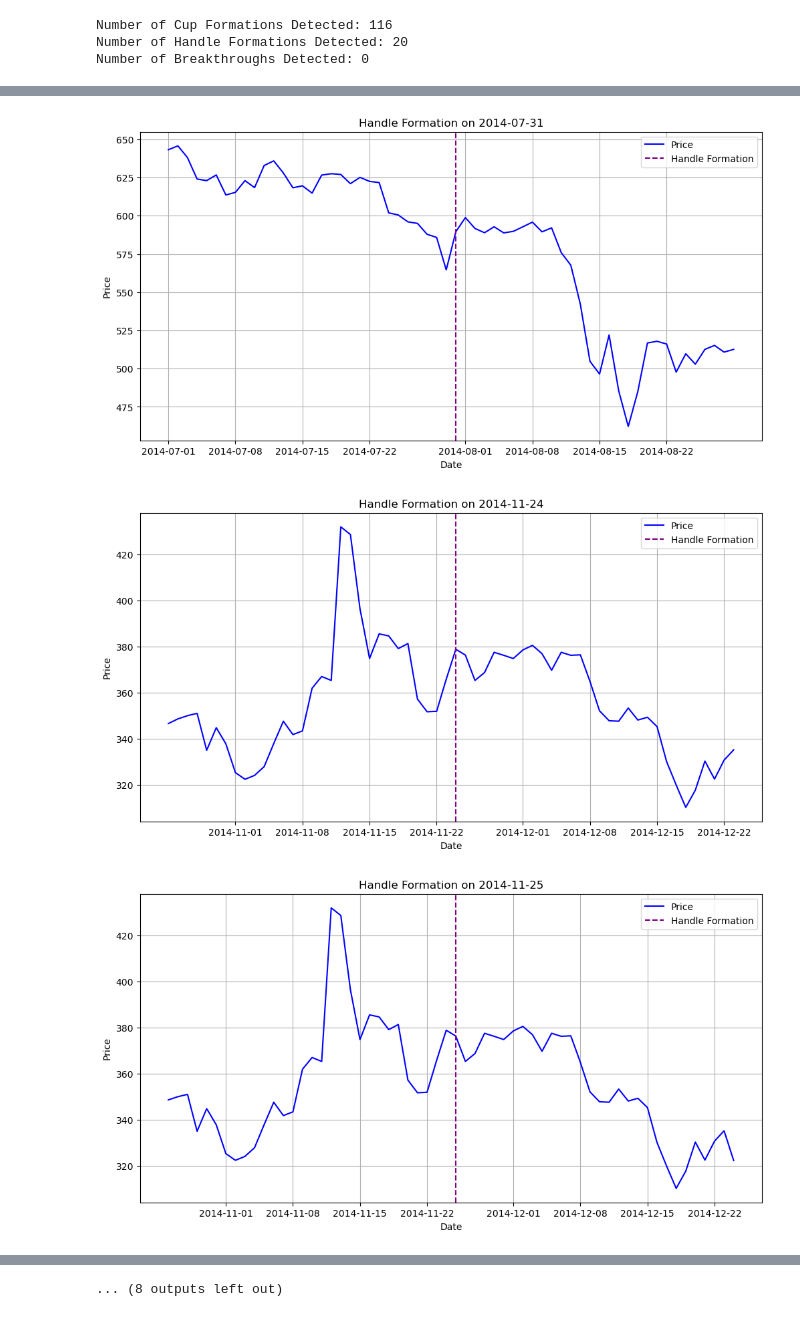
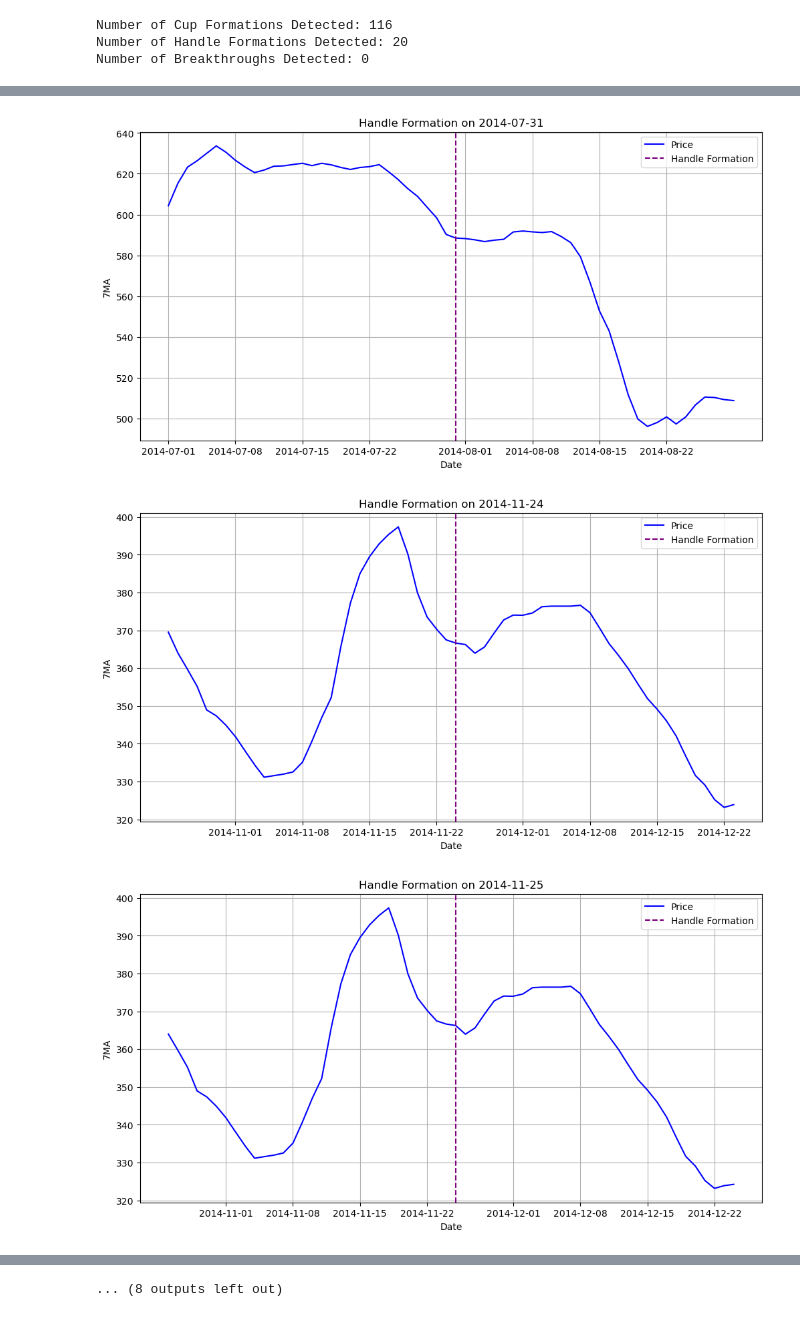
Before and after one commit to ArthurChan-1111/Bitcoin_prediction, a Jupyter notebook: Master_dataset.ipynb, the cells around one changed output, grey strips where cells are left out. Drawn from its saved outputs; the diff is of its cells as text; code cells hidden in the pictures.

Commit message:
Using 7MA to plot cup and handle

```diff
--- a/Master_dataset.ipynb
+++ b/Master_dataset.ipynb
@@ -723,7 +729,7 @@ for index, row in handle_signals.iterrows():
 
     # Plot the price data
     plt.figure(figsize=(12, 6))
-    plt.plot(subset["Date"], subset["Price"], label="Price", color="blue")
+    plt.plot(subset["Date"], subset["7MA"], label="Price", color="blue")
 
     # Mark the cup edges
     if not pd.isna(row.get("Cup_Start")):
@@ -737,7 +743,7 @@ for index, row in handle_signals.iterrows():
     # Add title and labels
     plt.title(f"Handle Formation on {row['Date'].date()}")
     plt.xlabel("Date")
-    plt.ylabel("Price")
+    plt.ylabel("7MA")
     plt.legend()
     plt.grid(True)
     plt.show()
@@ -747,3 +753,3 @@ for index, row in handle_signals.iterrows():
-[figure, old version]
+[figure, new version]
-[figure, old version]
+[figure, new version]
-[figure, old version]
+[figure, new version]
```
Also changed, not shown: parts of 2 cells of this notebook.
